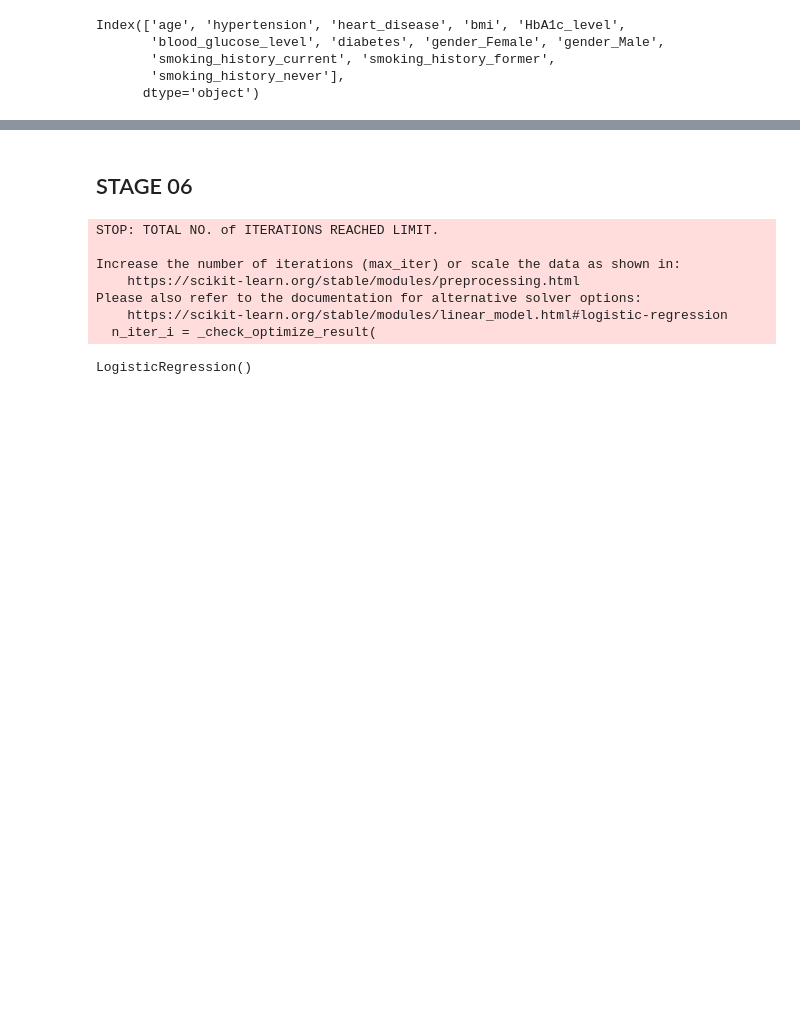
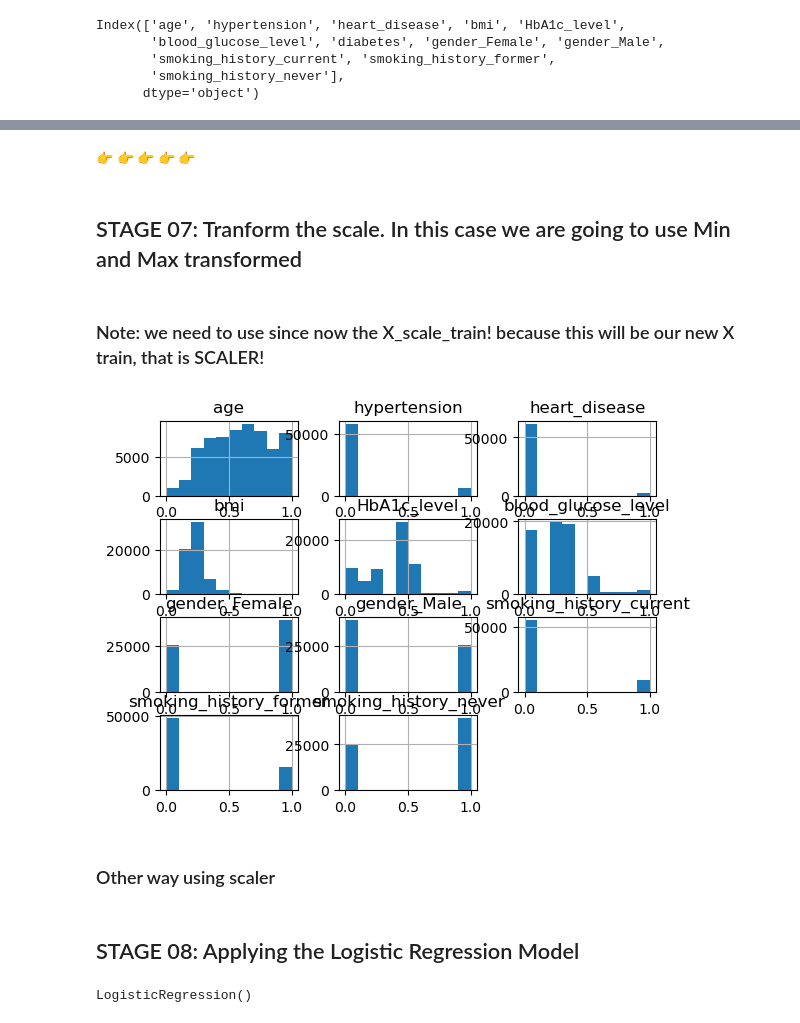
Before and after one commit to IranelGV/Diabetics_Predictive_Model, a Jupyter notebook: Iranel_Midterm_Project_week05.ipynb, the cells around one changed output, grey strips where cells are left out. Saved outputs shown, nothing was run; the diff lists cells and outputs as text; code cells hidden in the pictures; blank space fills up the shorter version.

```diff
--- a/Iranel_Midterm_Project_week05.ipynb
+++ b/Iranel_Midterm_Project_week05.ipynb
@@ -418,0 +397,6 @@ df_balanced['diabetes'] = y_resampled
+# %% [markdown]
+👉  👉 👉 👉 👉
+# %% [markdown]
+## STAGE 07: Tranform the scale. In this case we are going to use Min and Max transformed
+# %% [markdown]
+###  Note: we need to use since now the X_scale_train! because this will be our new X train, that is SCALER!
@@ -418,0 +414,7 @@ df_balanced['diabetes'] = y_resampled
+# %%
+df_scaled.hist()
+plt.show()
+# %% [output]
+[figure, added]
+# %% [markdown]
+### Other way using scaler
@@ -419,17 +430,14 @@ df_balanced['diabetes'] = y_resampled
 # %% [markdown]
-## STAGE 06
+## STAGE 08: Applying the Logistic Regression Model
 # %%
 from sklearn.linear_model import LogisticRegression
 from sklearn.metrics import accuracy_score
 # %%
+#To create and fit the logistic model regression
+
 model = LogisticRegression()
-model.fit(X_train, y_train)
+model.fit(X_scale_train, y_resampled_train)
+
+#model.fit(X_train, y_train)
 # %% [output]
-STOP: TOTAL NO. of ITERATIONS REACHED LIMIT.
-
-Increase the number of iterations (max_iter) or scale the data as shown in:
-    https://scikit-learn.org/stable/modules/preprocessing.html
-Please also refer to the documentation for alternative solver options:
-    https://scikit-learn.org/stable/modules/linear_model.html#logistic-regression
-  n_iter_i = _check_optimize_result(
+LogisticRegression()
-LogisticRegression()
```
Also changed, not shown: parts of 28 cells of this notebook.
